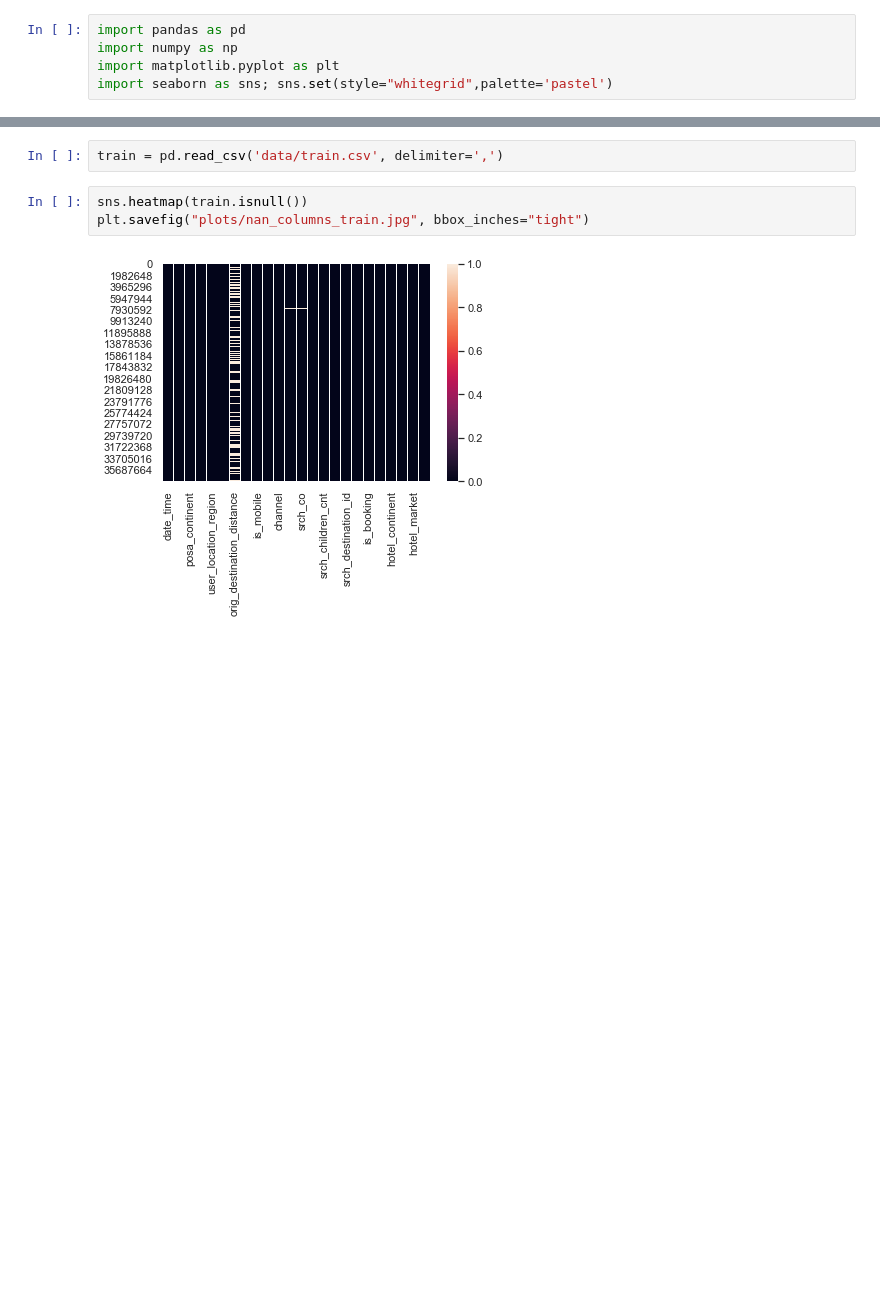
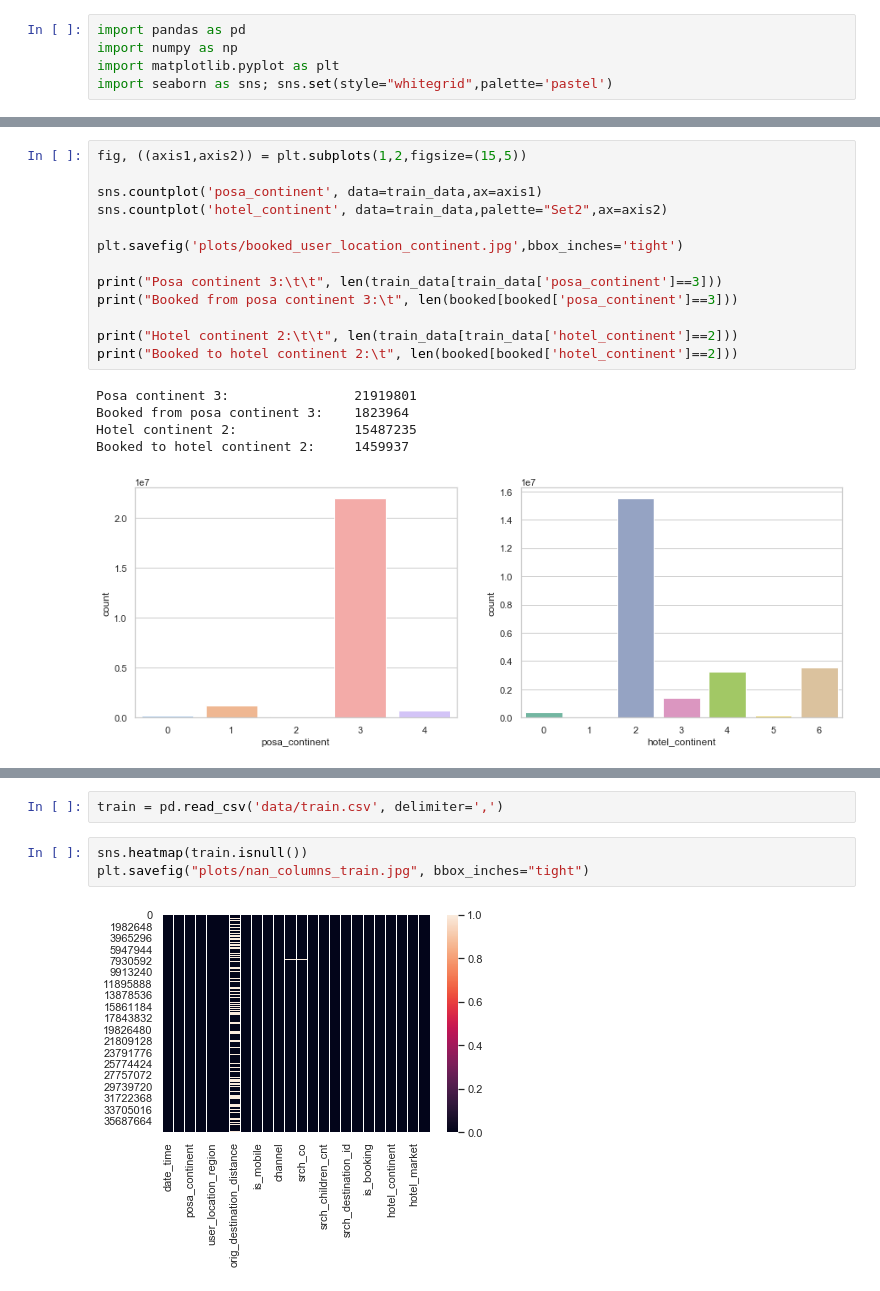
Before and after one commit to gonteranna1211/szakdolgozat, a Jupyter notebook: Exploratory analysis.ipynb, the cells around one changed output, grey strips where cells are left out. Drawn from its saved outputs; the diff is of its cells as text; blank space fills up the shorter version.

```diff
--- a/Exploratory analysis.ipynb
+++ b/Exploratory analysis.ipynb
@@ -26,0 +59,19 @@ plt.savefig('plots/booked_user_location_country.jpg')
+# %%
+fig, ((axis1,axis2)) = plt.subplots(1,2,figsize=(15,5))
+
+sns.countplot('posa_continent', data=train_data,ax=axis1)
+sns.countplot('hotel_continent', data=train_data,palette="Set2",ax=axis2)
+
+plt.savefig('plots/booked_user_location_continent.jpg',bbox_inches='tight')
+
+print("Posa continent 3:\t\t", len(train_data[train_data['posa_continent']==3]))
+print("Booked from posa continent 3:\t", len(booked[booked['posa_continent']==3]))
+
+print("Hotel continent 2:\t\t", len(train_data[train_data['hotel_continent']==2]))
+print("Booked to hotel continent 2:\t", len(booked[booked['hotel_continent']==2]))
+# %% [output]
+Posa continent 3:                21919801
+Booked from posa continent 3:    1823964
+Hotel continent 2:               15487235
+Booked to hotel continent 2:     1459937
+[figure, added]
```
Also changed, not shown: parts of 14 cells of this notebook.
